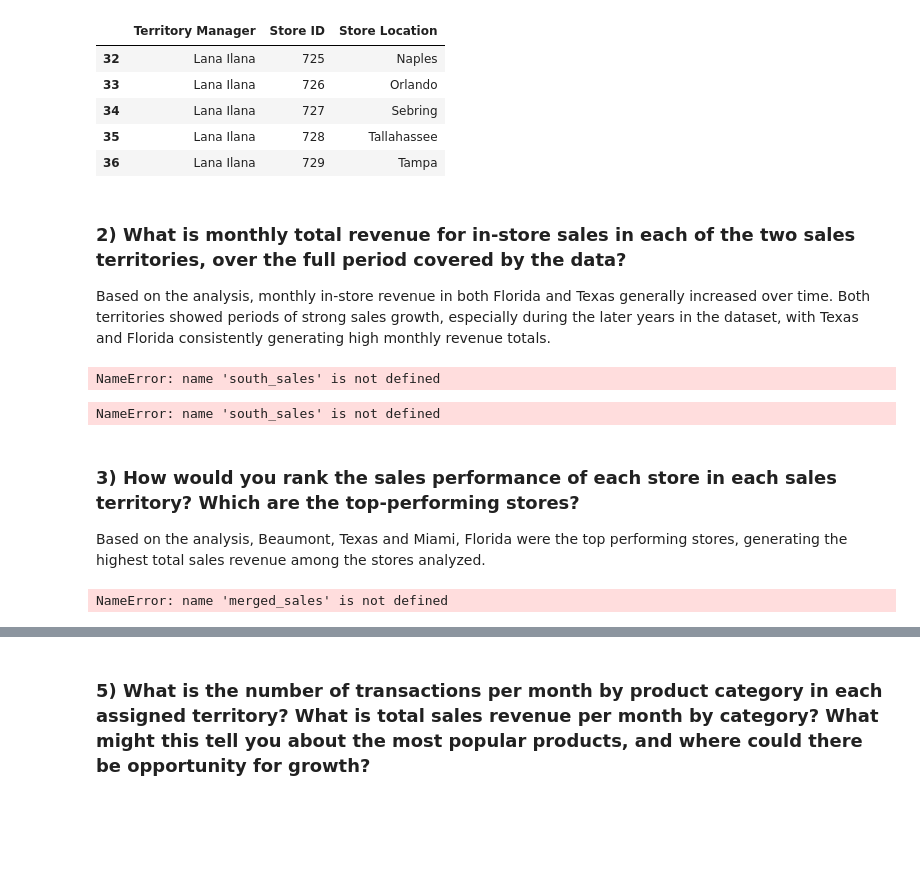
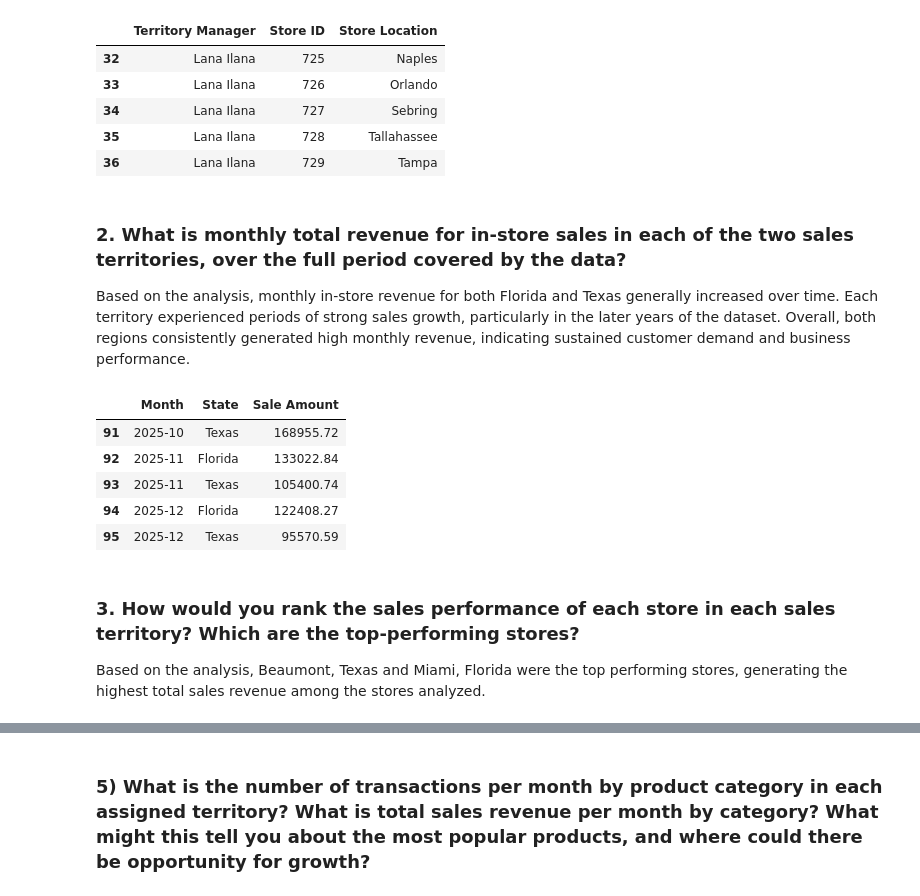
Before and after one commit to Samnola/Capstone_2, a Jupyter notebook: Martinez_sales_analysis.ipynb, the cells around one changed output, grey strips where cells are left out. Saved outputs shown, nothing was run; the diff lists cells and outputs as text; code cells hidden in the pictures; blank space fills up the shorter version.

Commit message:
update sales analysis

```diff
--- a/Martinez_sales_analysis.ipynb
+++ b/Martinez_sales_analysis.ipynb
@@ -5,3 +5,11 @@ In this project, I’m analyzing sales data for EmporiUm, a growing student book
 
 ------------------------------------------------
 #### South Region Territories: Florida and Texas
+# %%
+# loading all the csv files from my folder
+
+customers_df = pd.read_csv('EmporiUm_files/customer_list.csv', sep='|') ## using '|' because this file doesn’t use commas to separate columns,
+products_df = pd.read_csv('EmporiUm_files/Products.csv')
+categories_df = pd.read_csv('EmporiUm_files/ProductCategories.csv')
+stores_df = pd.read_csv('EmporiUm_files/StoreDetail.csv')
+sales_df = pd.read_csv('EmporiUm_files/StoreSales.csv')
@@ -162,42 +83,47 @@ territory_summary.tail()# Displays territory manager, store ID, and store locati
 | 35 | Lana Ilana | 728 | Tallahassee |
 | 36 | Lana Ilana | 729 | Tampa |
 # %% [markdown]
-### 2) What is monthly total revenue for in-store sales in each of the two sales territories, over the full period covered by the data?
-Based on the analysis, monthly in-store revenue in both Florida and Texas generally increased over time. Both territories showed periods of strong sales growth, especially during the later years in the dataset, with Texas and Florida consistently generating high monthly revenue totals.
+### 2. What is monthly total revenue for in-store sales in each of the two sales territories, over the full period covered by the data?
+Based on the analysis, monthly in-store revenue for both Florida and Texas
+generally increased over time. Each territory experienced periods of strong
+sales growth, particularly in the later years of the dataset. Overall, both
+regions consistently generated high monthly revenue, indicating sustained
+customer demand and business performance.
-# %%
-# Finds the earliest date in the dataset.
-start_date = south_sales['Sale Date'].min()
-
-# Finds the latest date in dataset.
-end_date = south_sales['Sale Date'].max()
-
-print("Data starts on:", start_date)
-print("Data ends on:", end_date)
-# %% [output]
-NameError: name 'south_sales' is not defined
+# %%
+# merging the sales data with store information using Store ID
+# this allows me to connect each sale to a location and territory
+south_sales = pd.merge(sales_df, stores_df, on='Store ID')
+
+
+# filtering the merged dataset to include only the states assigned for analysis
+# (Florida and Texas territories)
+south_sales = south_sales[
+    (south_sales['State'] == 'Florida') | (south_sales['State'] == 'Texas')]
 # %%
-# Groups monthly revenue totals for Florida and Texas.
+# convert transaction date to datetime
+south_sales['Transaction Date'] = pd.to_datetime(south_sales['Transaction Date'])
+
+# create a new column for the month of each transaction
+south_sales['Month'] = south_sales['Transaction Date'].dt.to_period('M')
+
+# group monthly revenue totals for Florida and Texas
 monthly_revenue = (
-    south_sales.groupby(['Month', 'State'])['Sale Amount']  # Groups the sales data by Month and State.
+    south_sales.groupby(['Month', 'State'])['Sale Amount']
     .sum()
-    .reset_index() # Turns the grouped data back into a readable table.
+    .reset_index()
 )
-# Formats revenue values to look cleaner and easier to read.
-# commas and two decimal places to make them easier to read.
-monthly_revenue['Sale Amount'] = monthly_revenue['Sale Amount'].map('${:,.2f}'.format)
 
-monthly_revenue
+# display results
+monthly_revenue.tail()
 # %% [output]
-NameError: name 'south_sales' is not defined
+|  | Month | State | Sale Amount |
+| 91 | 2025-10 | Texas | 168955.72 |
+| 92 | 2025-11 | Florida | 133022.84 |
+| 93 | 2025-11 | Texas | 105400.74 |
+| 94 | 2025-12 | Florida | 122408.27 |
+| 95 | 2025-12 | Texas | 95570.59 |
 # %% [markdown]
-### 3) How would you rank the sales performance of each store in each sales territory? Which are the top-performing stores?
+### 3. How would you rank the sales performance of each store in each sales territory? Which are the top-performing stores?
 
 Based on the analysis, Beaumont, Texas and Miami, Florida were the top performing stores, generating the highest total sales revenue among the stores analyzed.
-# %%
-# Filter the dataset to only include Florida and Texas territories
-territory_sales = merged_sales[
-    merged_sales['State'].isin(['Florida', 'Texas'])
-]
-# %% [output]
-NameError: name 'merged_sales' is not defined
 # %%
```
Also changed, not shown: parts of 22 cells of this notebook, 4 other files.
